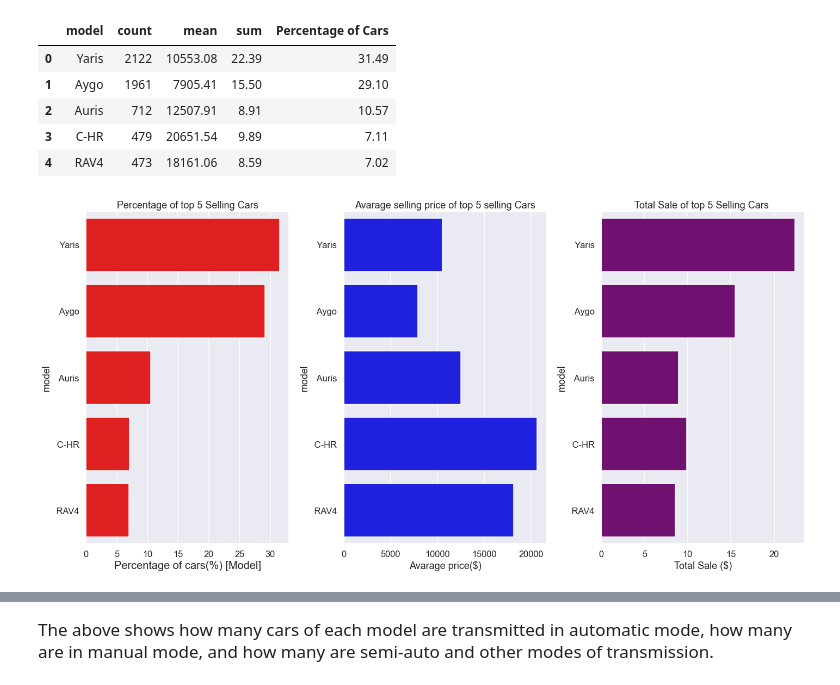
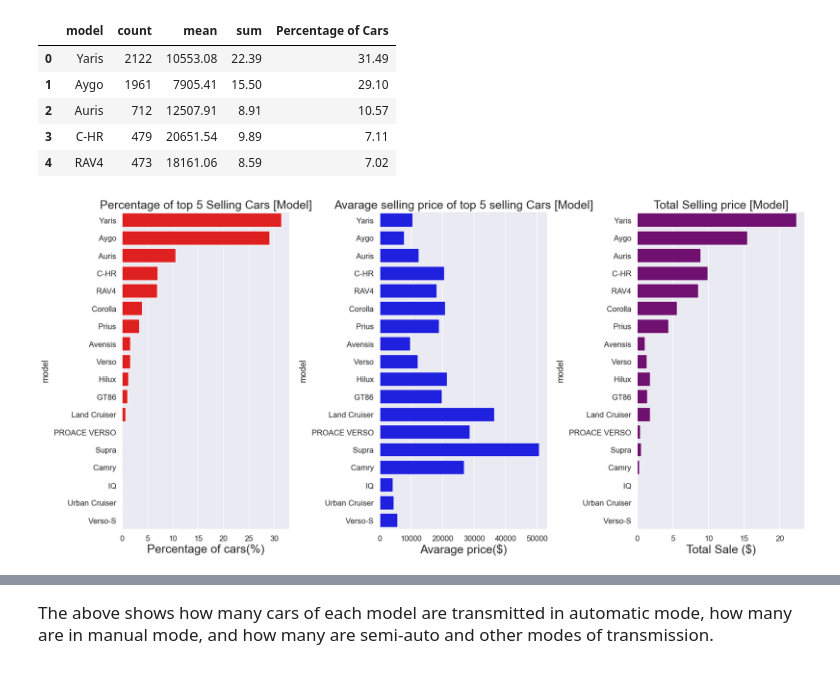
Before and after one commit to Sourish8/toyota_used_car_analysis-, a Jupyter notebook: toyota_used_car_EDA.ipynb, the cells around one changed output, grey strips where cells are left out. Drawn from its saved outputs; the diff is of its cells as text; code cells hidden in the pictures.

```diff
--- a/toyota_used_car_EDA.ipynb
+++ b/toyota_used_car_EDA.ipynb
@@ -404,26 +389,27 @@ display(df_model.head())
 | 3 | C-HR | 479 | 20651.54 | 9.89 | 7.11 |
 | 4 | RAV4 | 473 | 18161.06 | 8.59 | 7.02 |
 # %%
-plt.figure(figsize=(20,10))
+plt.figure(figsize=(23,11))
 
 plt.subplot(1,3,1)
-sns.barplot(x= "Percentage of Cars", y="model", data= df_model.head(), color = "red")
-plt.xlabel("Percentage of cars(%) [Model]", fontsize = 20)
-plt.title("Percentage of top 5 Selling Cars")
+sns.barplot(x= "Percentage of Cars", y="model", data= df_model, color = "red")
+plt.xlabel("Percentage of cars(%)", fontsize = 25)
+plt.title("Percentage of top 5 Selling Cars [Model]", fontsize = 25)
+
 
 plt.subplot(1,3,2)
-sns.barplot(x= "mean", y="model", data= df_model.head(), color = "blue")
-plt.xlabel("Avarage price($)")
-plt.title("Avarage selling price of top 5 selling Cars")
-
+sns.barplot(x= "mean", y="model", data= df_model, color = "blue")
+plt.xlabel("Avarage price($)",fontsize = 25)
+plt.title("Avarage selling price of top 5 selling Cars [Model]", fontsize = 25)
 
 plt.subplot(1,3,3)
-sns.barplot(x= "sum", y="model", data= df_model.head(), color = "purple")
-plt.xlabel("Total Sale ($)")
-plt.title("Total Sale of top 5 Selling Cars ")
+sns.barplot(x= "sum", y="model", data= df_model, color = "purple")
+plt.xlabel("Total Sale ($)",fontsize = 25)
+plt.title("Total Selling price [Model]", fontsize = 25)
+
 
 
 plt.tight_layout()
 plt.show()
 # %% [output]
-[figure, old version]
+[figure, new version]
```
Also changed, not shown: parts of 16 cells of this notebook.
